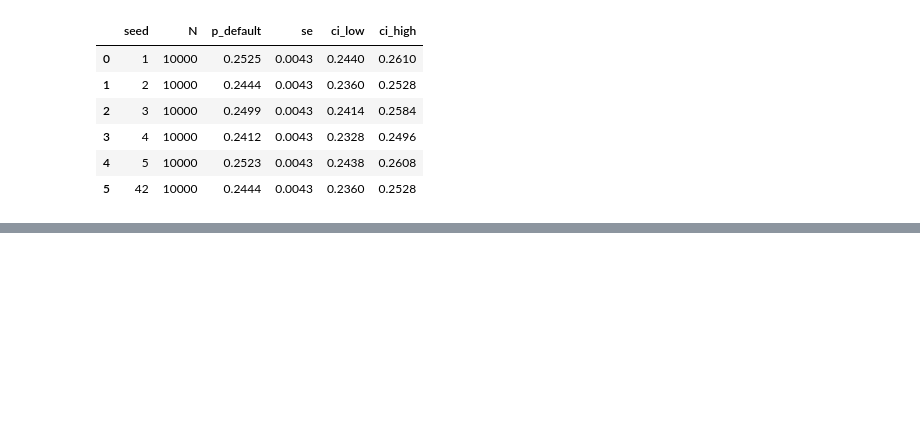
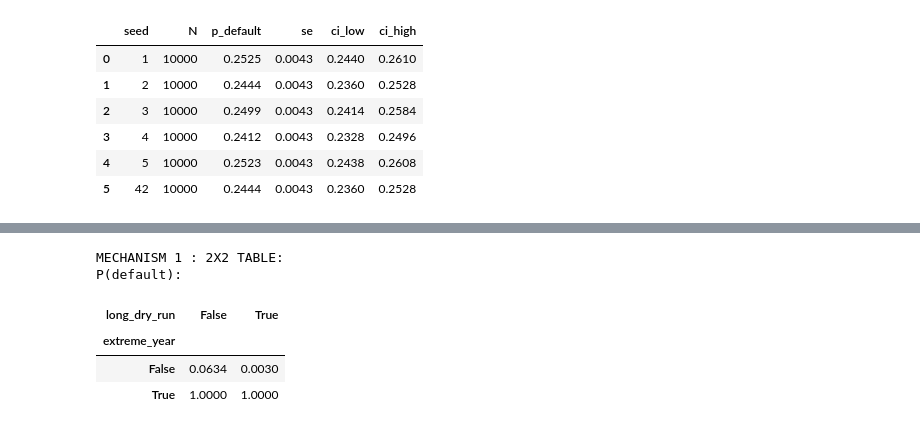
Before and after one commit to IgnacioFunesDeluigi/hydro-project-finance, a Jupyter notebook: notebooks/03_montecarlo.ipynb, the cells around one changed output, grey strips where cells are left out. Cells and saved outputs as stored; diff of their text form; code cells hidden in the pictures; blank space fills up the shorter version.

```diff
--- a/notebooks/03_montecarlo.ipynb
+++ b/notebooks/03_montecarlo.ipynb
@@ -422,0 +452,17 @@ Random seed list: [1, 2, 3, 4, 5, 42]
+# %%
+# Run simulate function with base case and store it in sims_h1
+sims_h1 = simulate(table, c_base, N_SIMS, 8, np.random.default_rng(42))
+
+# Mech 1: 2x2 Table to compare
+sims_h1["extreme_year"] = sims_h1["min_annual_energy"] < 40.5      # at least one year below the default threshold
+sims_h1["long_dry_run"] = sims_h1["longest_dry_run"] >= 4          # 4 or more consecutive dry years
+print("MECHANISM 1 : 2X2 TABLE:")
+print("P(default):")
+sims_h1.pivot_table(index="extreme_year", columns="long_dry_run", values="any_default", aggfunc="mean")
+# %% [output]
+MECHANISM 1 : 2X2 TABLE:
+P(default):
+| long_dry_run | False | True |
+| extreme_year |  |  |
+| False | 0.0634 | 0.0030 |
+| True | 1.0000 | 1.0000 |
```
Also changed, not shown: parts of 13 cells of this notebook, 3 other files.
